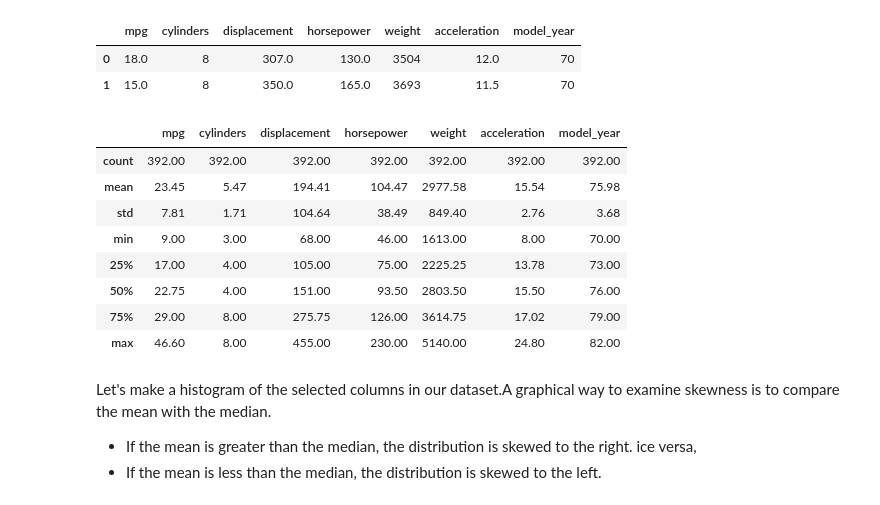
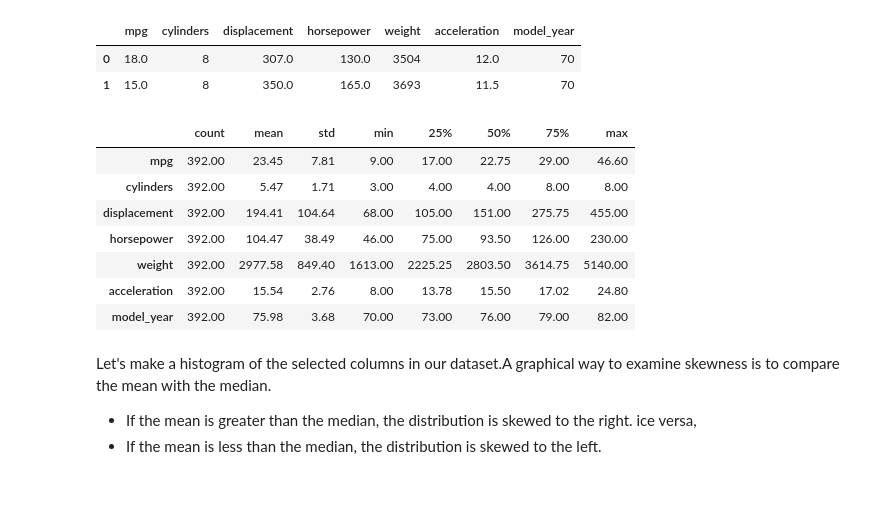
Before and after one commit to VineelaNedunuri/Statistiska_metoder-vineela-nedunuri, a Jupyter notebook: Uppgift/Deskriptiva mått.ipynb, the cells around one changed output. Drawn from its saved outputs; the diff is of its cells as text; code cells hidden in the pictures.

```diff
--- a/Uppgift/Deskriptiva mått.ipynb
+++ b/Uppgift/Deskriptiva mått.ipynb
@@ -185,17 +185,16 @@ cars_stat.head(2)
 | 0 | 18.0 | 8 | 307.0 | 130.0 | 3504 | 12.0 | 70 |
 | 1 | 15.0 | 8 | 350.0 | 165.0 | 3693 | 11.5 | 70 |
 # %%
-cars_stat.describe().apply(lambda x:x.apply('{0:.2f}'.format)) # Calculate descriptive metrics in Pandas..
+cars_stat.describe().apply(lambda x:x.apply('{0:.2f}'.format)).T # Calculate descriptive metrics in Pandas..
 # %% [output]
-|  | mpg | cylinders | displacement | horsepower | weight | acceleration | model_year |
-| count | 392.00 | 392.00 | 392.00 | 392.00 | 392.00 | 392.00 | 392.00 |
-| mean | 23.45 | 5.47 | 194.41 | 104.47 | 2977.58 | 15.54 | 75.98 |
-| std | 7.81 | 1.71 | 104.64 | 38.49 | 849.40 | 2.76 | 3.68 |
-| min | 9.00 | 3.00 | 68.00 | 46.00 | 1613.00 | 8.00 | 70.00 |
-| 25% | 17.00 | 4.00 | 105.00 | 75.00 | 2225.25 | 13.78 | 73.00 |
-| 50% | 22.75 | 4.00 | 151.00 | 93.50 | 2803.50 | 15.50 | 76.00 |
-| 75% | 29.00 | 8.00 | 275.75 | 126.00 | 3614.75 | 17.02 | 79.00 |
-| max | 46.60 | 8.00 | 455.00 | 230.00 | 5140.00 | 24.80 | 82.00 |
+|  | count | mean | std | min | 25% | 50% | 75% | max |
+| mpg | 392.00 | 23.45 | 7.81 | 9.00 | 17.00 | 22.75 | 29.00 | 46.60 |
+| cylinders | 392.00 | 5.47 | 1.71 | 3.00 | 4.00 | 4.00 | 8.00 | 8.00 |
+| displacement | 392.00 | 194.41 | 104.64 | 68.00 | 105.00 | 151.00 | 275.75 | 455.00 |
+| horsepower | 392.00 | 104.47 | 38.49 | 46.00 | 75.00 | 93.50 | 126.00 | 230.00 |
+| weight | 392.00 | 2977.58 | 849.40 | 1613.00 | 2225.25 | 2803.50 | 3614.75 | 5140.00 |
+| acceleration | 392.00 | 15.54 | 2.76 | 8.00 | 13.78 | 15.50 | 17.02 | 24.80 |
+| model_year | 392.00 | 75.98 | 3.68 | 70.00 | 73.00 | 76.00 | 79.00 | 82.00 |
 # %% [markdown]
 Let's make a histogram of the selected columns in our dataset.A graphical way to examine skewness is to compare the mean with the median.
 - If the mean is greater than the median, the distribution is skewed to the right.
```
Also changed, not shown: 1 other file.
